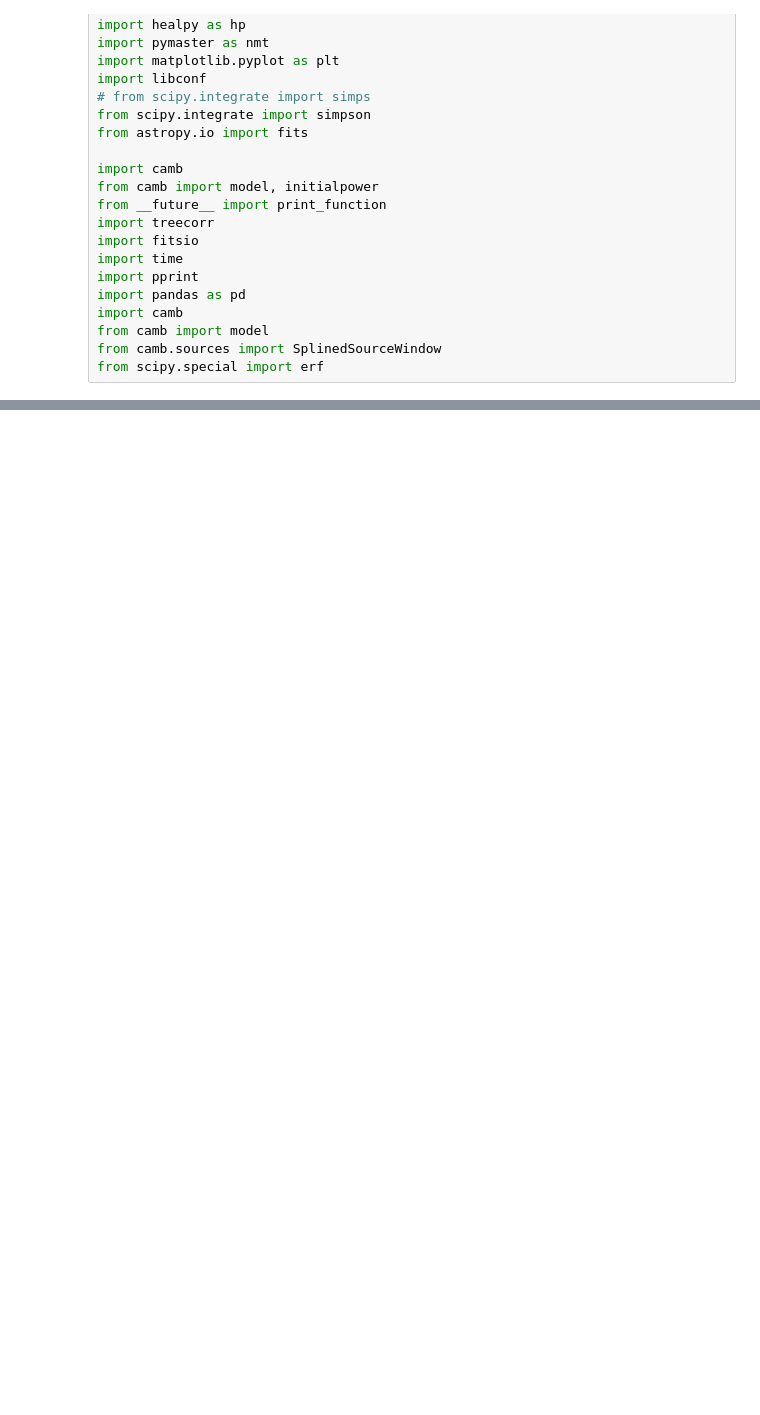
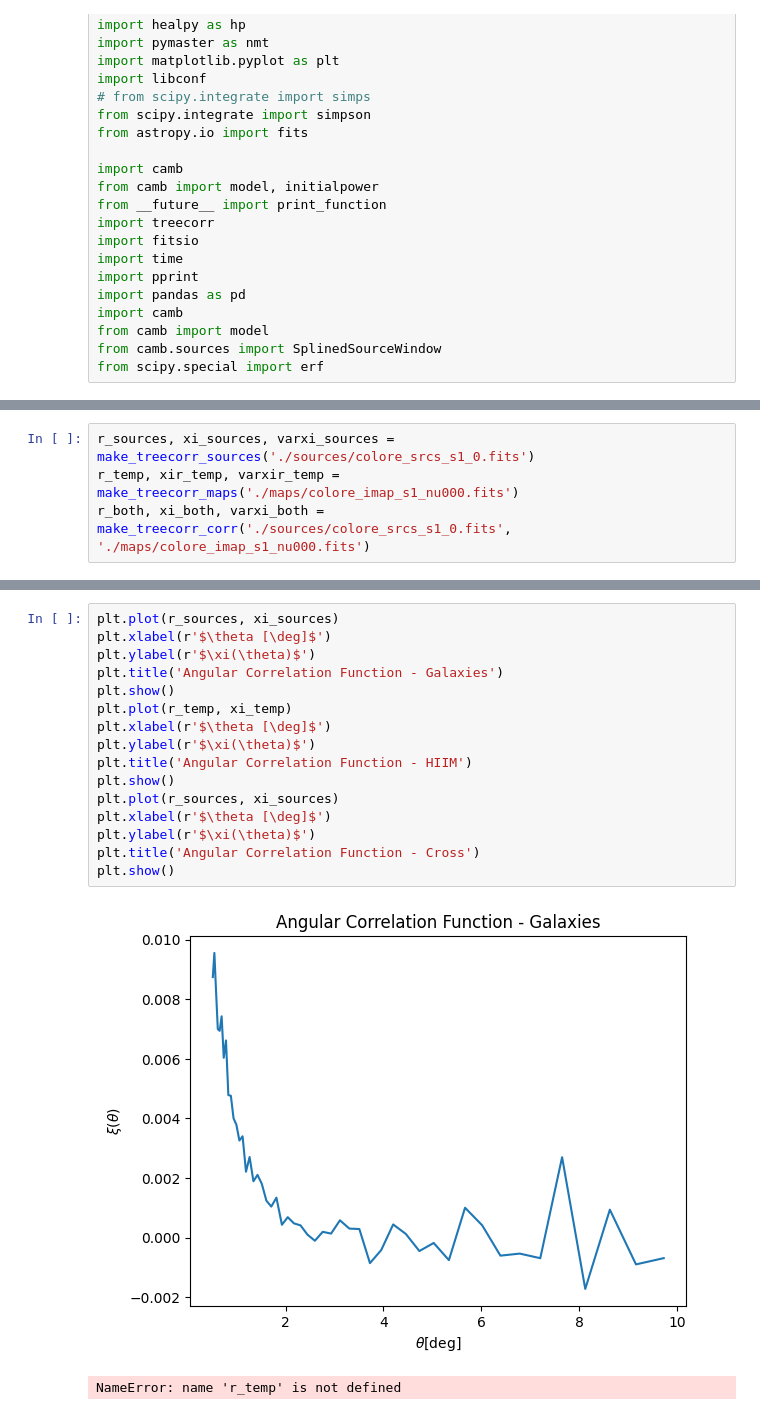
Before and after one commit to Roger-02/tese, a Jupyter notebook: make__ attempt.ipynb, the cells around one changed output, grey strips where cells are left out. Cells and saved outputs as stored; diff of their text form; blank space fills up the shorter version.

Commit message:
Tests on previous version - HIIM maps not working

```diff
--- a/make__ attempt.ipynb
+++ b/make__ attempt.ipynb
@@ -435,0 +572,4 @@ def make_w_theta(csm, ls, cls, theta):
+# %%
+r_sources, xi_sources, varxi_sources = make_treecorr_sources('./sources/colore_srcs_s1_0.fits')
+r_temp, xir_temp, varxir_temp = make_treecorr_maps('./maps/colore_imap_s1_nu000.fits')
+r_both, xi_both, varxi_both = make_treecorr_corr('./sources/colore_srcs_s1_0.fits', './maps/colore_imap_s1_nu000.fits')
@@ -435,0 +593,19 @@ def make_w_theta(csm, ls, cls, theta):
+# %%
+plt.plot(r_sources, xi_sources)
+plt.xlabel(r'$\theta [\deg]$')
+plt.ylabel(r'$\xi(\theta)$')
+plt.title('Angular Correlation Function - Galaxies')
+plt.show()
+plt.plot(r_temp, xi_temp)
+plt.xlabel(r'$\theta [\deg]$')
+plt.ylabel(r'$\xi(\theta)$')
+plt.title('Angular Correlation Function - HIIM')
+plt.show()
+plt.plot(r_sources, xi_sources)
+plt.xlabel(r'$\theta [\deg]$')
+plt.ylabel(r'$\xi(\theta)$')
+plt.title('Angular Correlation Function - Cross')
+plt.show()
+# %% [output]
+[figure, added]
+NameError: name 'r_temp' is not defined
```
Also changed, not shown: parts of 9 cells of this notebook.
